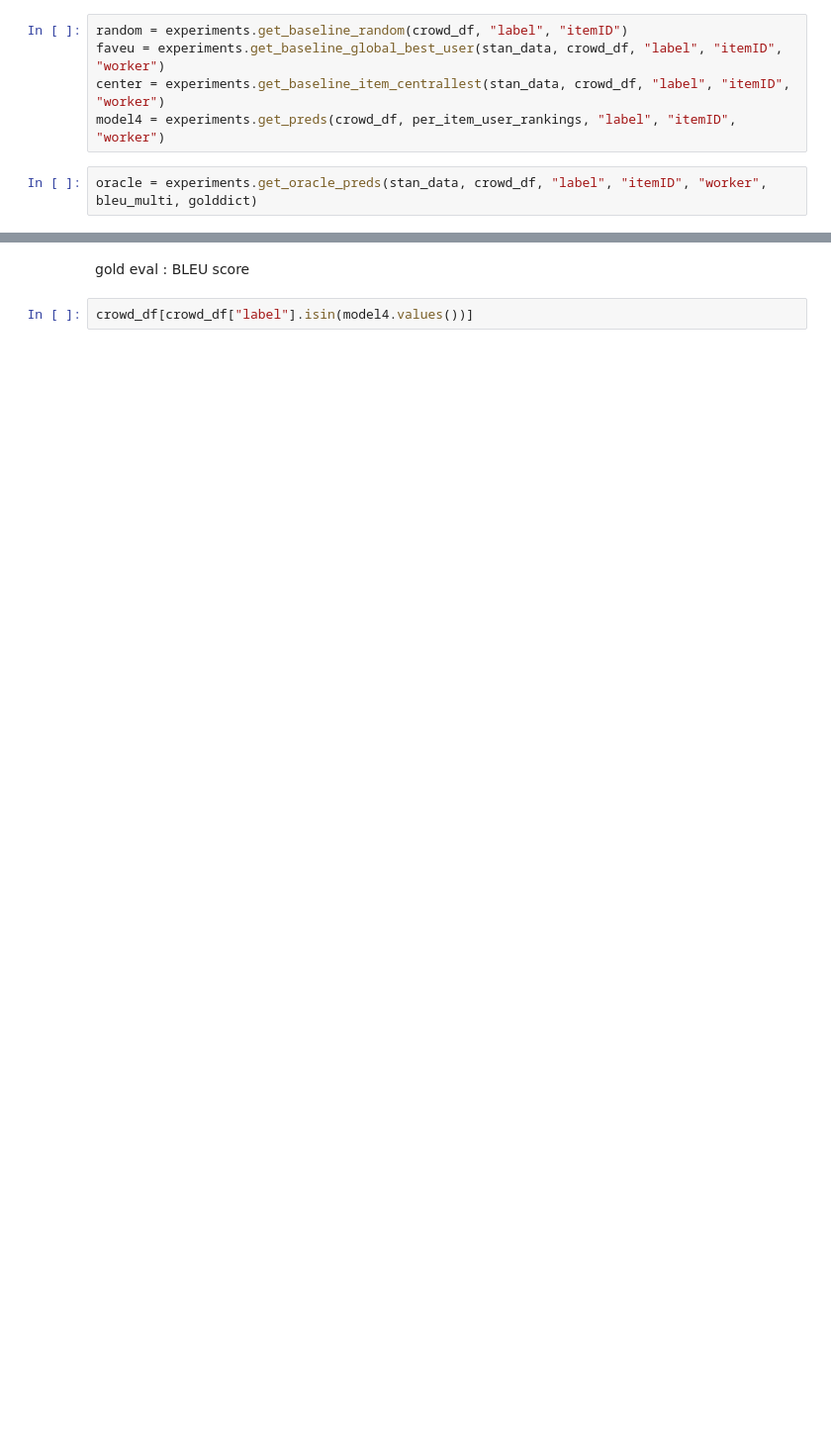
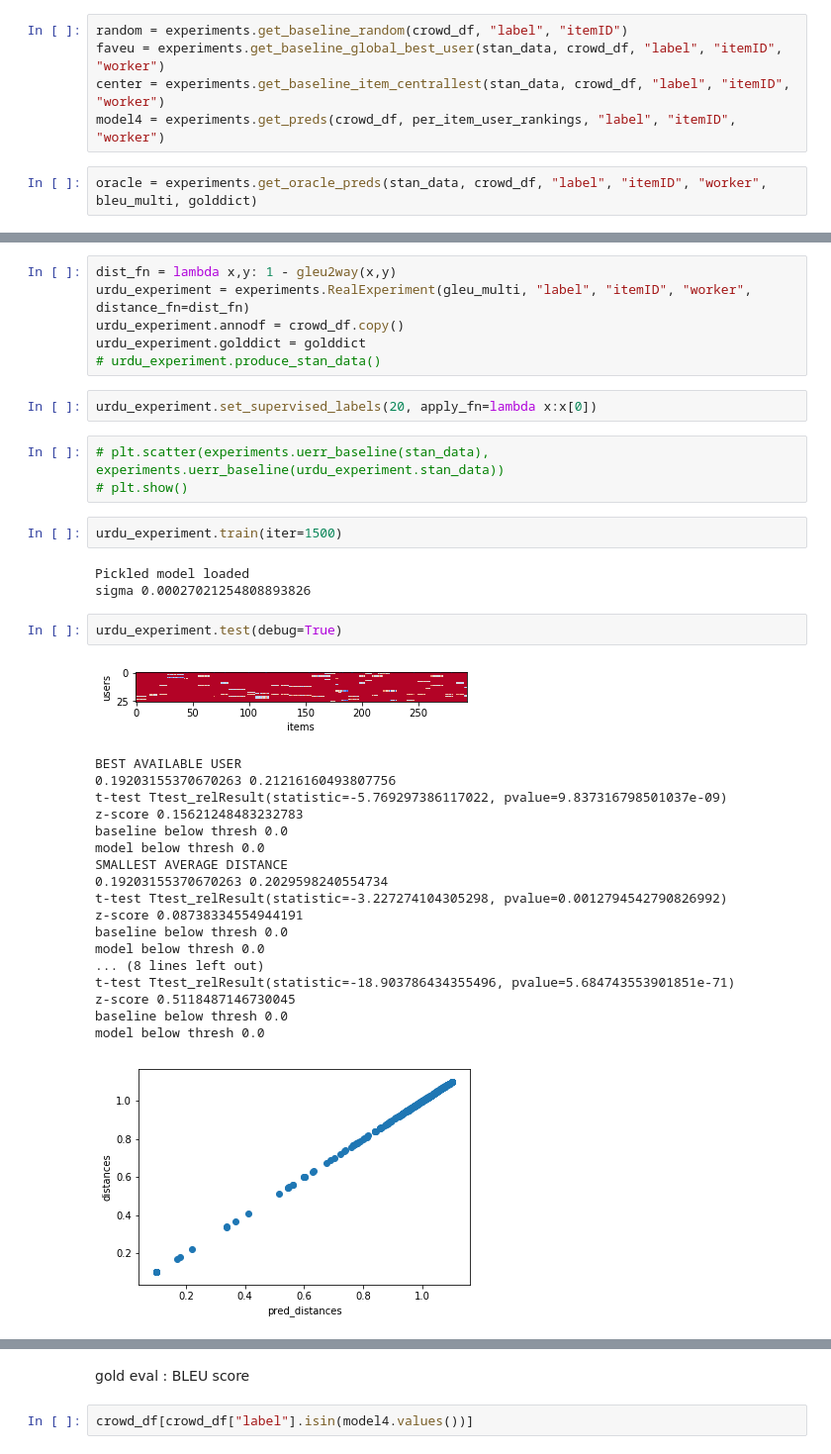
Before and after one commit to Praznat/humansdoit, a Jupyter notebook: urdu_experiment.ipynb, the cells around one changed output, grey strips where cells are left out. Shown: that part at 99% size. Cells and saved outputs as stored; diff of their text form; blank space fills up the shorter version.

Commit message:
semi-supervised learning

```diff
--- a/urdu_experiment.ipynb
+++ b/urdu_experiment.ipynb
@@ -291,2 +382,40 @@ z-score 0.5467190446147843
 baseline below thresh 0.0
 model below thresh 0.0
+# %%
+dist_fn = lambda x,y: 1 - gleu2way(x,y)
+urdu_experiment = experiments.RealExperiment(gleu_multi, "label", "itemID", "worker", distance_fn=dist_fn)
+urdu_experiment.annodf = crowd_df.copy()
+urdu_experiment.golddict = golddict
+# urdu_experiment.produce_stan_data()
+# %%
+urdu_experiment.set_supervised_labels(20, apply_fn=lambda x:x[0])
+# %%
+# plt.scatter(experiments.uerr_baseline(stan_data), experiments.uerr_baseline(urdu_experiment.stan_data))
+# plt.show()
+# %%
+urdu_experiment.train(iter=1500)
+# %% [output]
+Pickled model loaded
+sigma 0.00027021254808893826
+# %%
+urdu_experiment.test(debug=True)
+# %% [output]
+[figure, added]
+BEST AVAILABLE USER
+0.19203155370670263 0.21216160493807756
+t-test Ttest_relResult(statistic=-5.769297386117022, pvalue=9.837316798501037e-09)
+z-score 0.15621248483232783
+baseline below thresh 0.0
+model below thresh 0.0
+SMALLEST AVERAGE DISTANCE
+0.19203155370670263 0.2029598240554734
+t-test Ttest_relResult(statistic=-3.227274104305298, pvalue=0.0012794542790826992)
+z-score 0.08738334554944191
+baseline below thresh 0.0
+model below thresh 0.0
+... (8 lines left out)
+t-test Ttest_relResult(statistic=-18.903786434355496, pvalue=5.684743553901851e-71)
+z-score 0.5118487146730045
+baseline below thresh 0.0
+model below thresh 0.0
+[figure, added]
```
Also changed, not shown: parts of 34 cells of this notebook, 10 other files.
